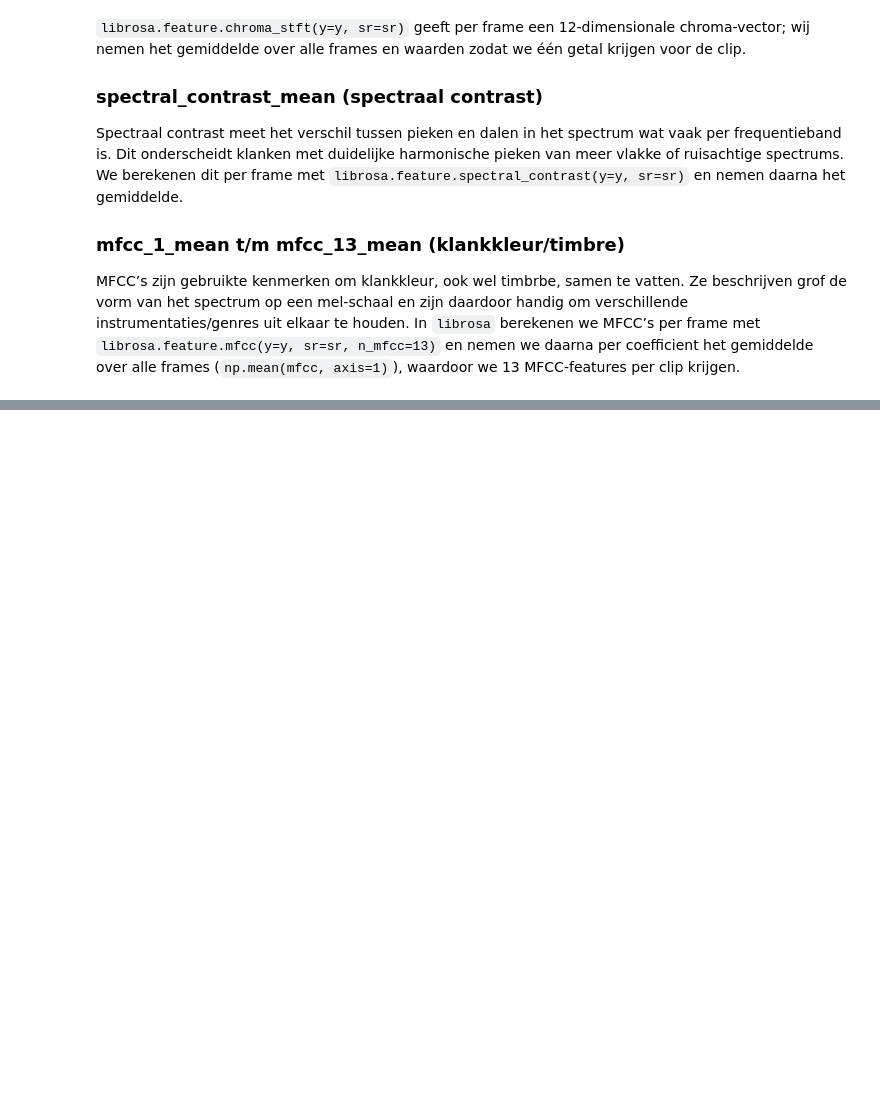
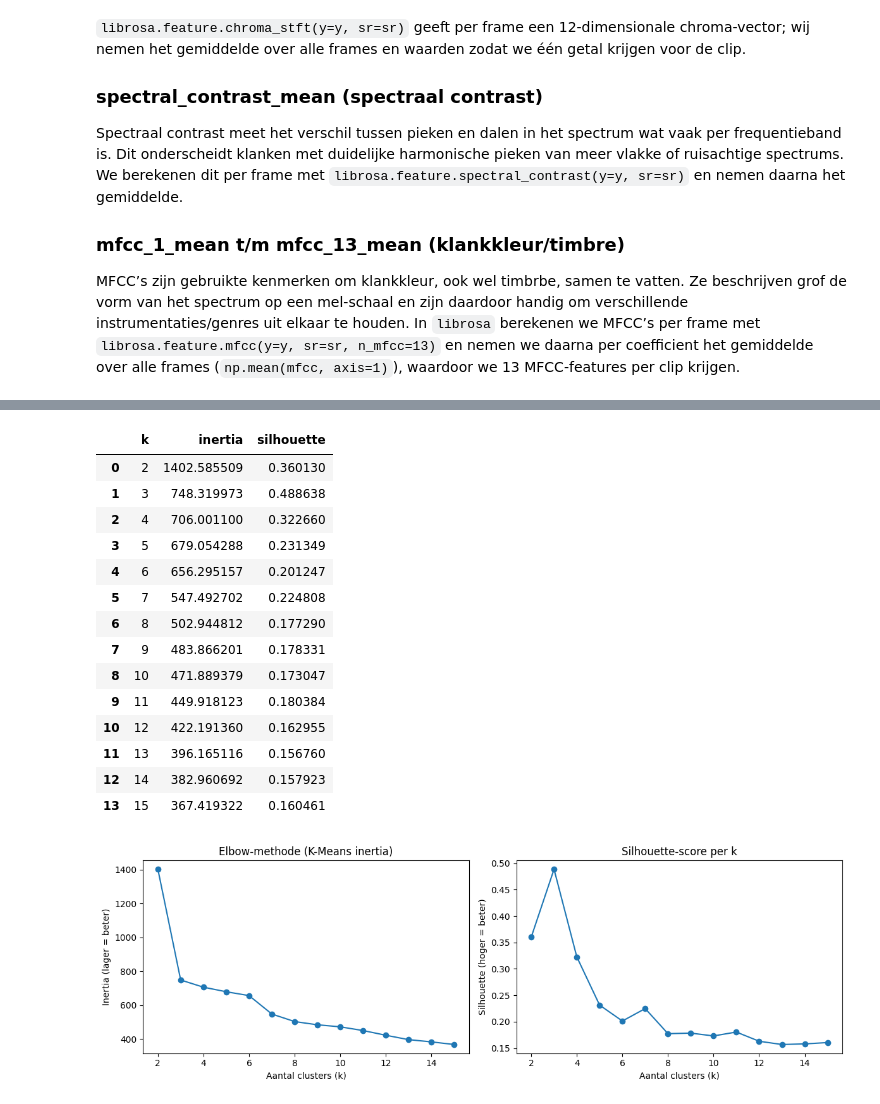
Before and after one commit to CaitlynAlyssa/MachineLearningGroep4, a Jupyter notebook: MLopdracht_3_groep4_meow.ipynb, the cells around one changed output, grey strips where cells are left out. Cells and saved outputs as stored; diff of their text form; code cells hidden in the pictures; blank space fills up the shorter version.

Commit message:
4.1 aantal clusters in ongelabelde dataset schatten af

```diff
--- a/MLopdracht_3_groep4_meow.ipynb
+++ b/MLopdracht_3_groep4_meow.ipynb
@@ -457,0 +474,73 @@ MFCC’s zijn gebruikte kenmerken om klankkleur, ook wel timbrbe, samen te vatte
+# %%
+from sklearn.cluster import KMeans
+from sklearn.metrics import silhouette_score
+from sklearn.preprocessing import StandardScaler
+
+# Features kiezen (unlabeled)
+unlabeled_feature_cols = [c for c in unlabeled_features_df.columns if c != "filename"]
+X_unlabeled = unlabeled_features_df[unlabeled_feature_cols].copy()
+
+# potentiele missende waarden opvangen
+if X_unlabeled.isna().any().any():
+    X_unlabeled = X_unlabeled.fillna(X_unlabeled.mean(numeric_only=True))
+
+# Schalen omdat K-Means afstandsgebaseerd is
+scaler = StandardScaler()
+X_scaled = scaler.fit_transform(X_unlabeled)
+
+def evaluate_kmeans_k_range(X, k_values, random_state=42):
+    """Returnt metrics voor elbow (inertia) en silhouette per k."""
+    rows = []
+    for k in k_values:
+        # n_init compatibel houden met verschillende sklearn versies
+        try:
+            km = KMeans(n_clusters=k, random_state=random_state, n_init="auto")
+        except TypeError:
+            km = KMeans(n_clusters=k, random_state=random_state, n_init=10)
+
+        labels = km.fit_predict(X)
+
+        rows.append({
+            "k": k,
+            "inertia": km.inertia_,
+            "silhouette": silhouette_score(X, labels)
+        })
+    return pd.DataFrame(rows)
+
+k_values = list(range(2, 16))
+k_eval_df = evaluate_kmeans_k_range(X_scaled, k_values)
+
+display(k_eval_df)
+
+# Plot Elbow (inertia) + Silhouette
+fig, axes = plt.subplots(1, 2, figsize=(12, 4))
+
+axes[0].plot(k_eval_df["k"], k_eval_df["inertia"], marker="o")
+axes[0].set_title("Elbow-methode (K-Means inertia)")
+axes[0].set_xlabel("Aantal clusters (k)")
+axes[0].set_ylabel("Inertia (lager = beter)")
+
+axes[1].plot(k_eval_df["k"], k_eval_df["silhouette"], marker="o")
+axes[1].set_title("Silhouette-score per k")
+axes[1].set_xlabel("Aantal clusters (k)")
+axes[1].set_ylabel("Silhouette (hoger = beter)")
+
+plt.tight_layout()
+plt.show()
+# %% [output]
+|  | k | inertia | silhouette |
+| 0 | 2 | 1402.585509 | 0.360130 |
+| 1 | 3 | 748.319973 | 0.488638 |
+| 2 | 4 | 706.001100 | 0.322660 |
+| 3 | 5 | 679.054288 | 0.231349 |
+| 4 | 6 | 656.295157 | 0.201247 |
+| 5 | 7 | 547.492702 | 0.224808 |
+| 6 | 8 | 502.944812 | 0.177290 |
+| 7 | 9 | 483.866201 | 0.178331 |
+| 8 | 10 | 471.889379 | 0.173047 |
+| 9 | 11 | 449.918123 | 0.180384 |
+| 10 | 12 | 422.191360 | 0.162955 |
+| 11 | 13 | 396.165116 | 0.156760 |
+| 12 | 14 | 382.960692 | 0.157923 |
+| 13 | 15 | 367.419322 | 0.160461 |
+[figure, added]
```
Also changed, not shown: parts of 4 cells of this notebook.
